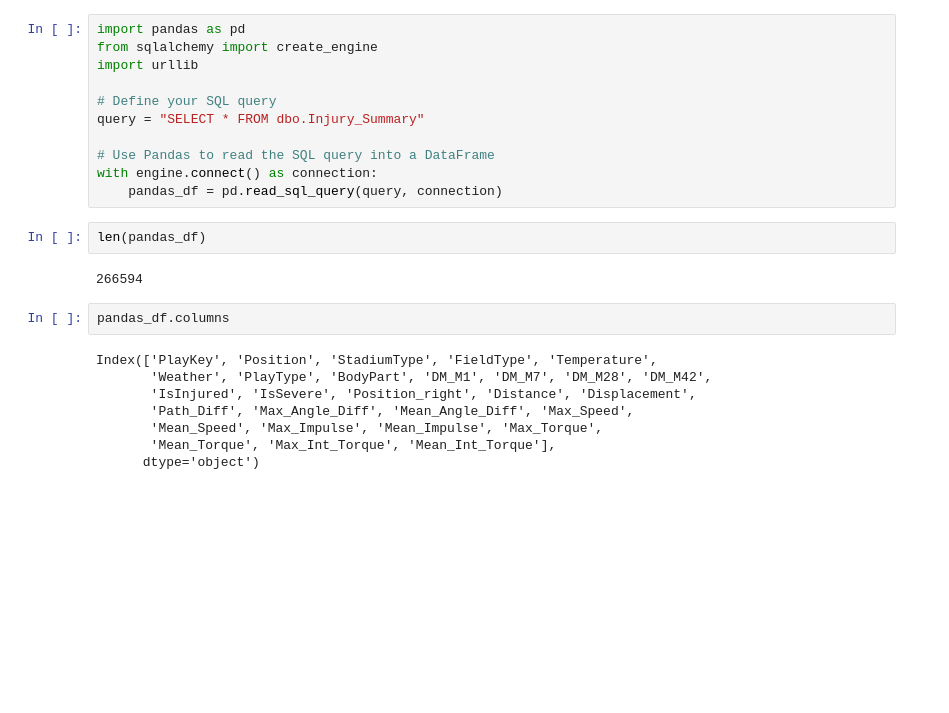
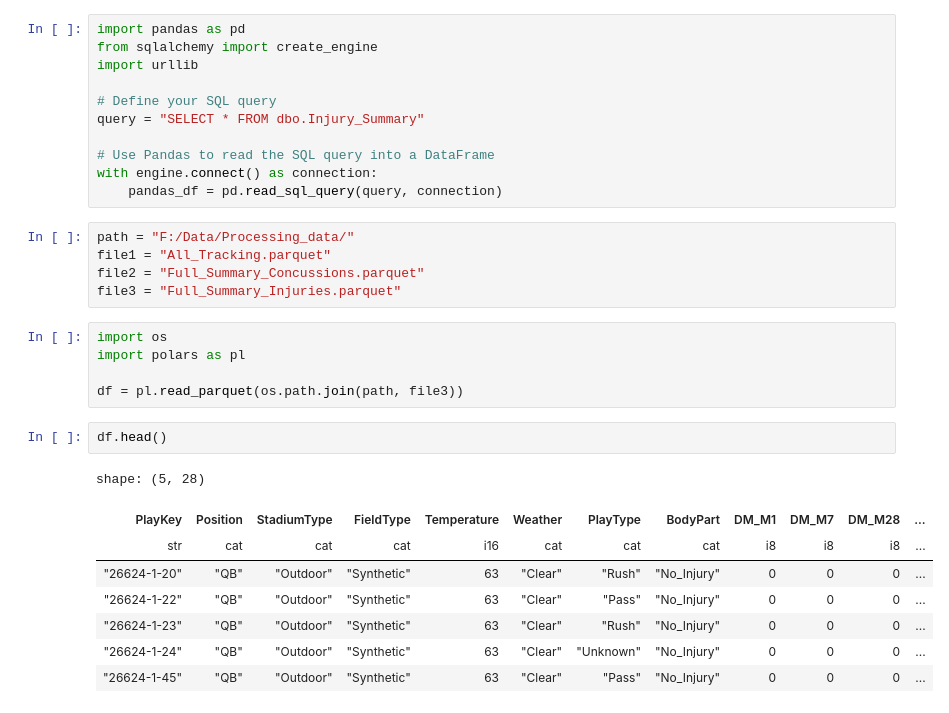
Before and after one commit to FreshOats/NFL_Data_Science, a Jupyter notebook: Machine_Learning/Preparaing_injuries_ML.ipynb, the cells around one changed output. Drawn from its saved outputs; the diff is of its cells as text; blank space fills up the shorter version.

Commit message:
Processing of ML files, reduction of dimensions and refocus on physics

```diff
--- a/Machine_Learning/Preparaing_injuries_ML.ipynb
+++ b/Machine_Learning/Preparaing_injuries_ML.ipynb
@@ -54,17 +50,24 @@ query = "SELECT * FROM dbo.Injury_Summary"
 # Use Pandas to read the SQL query into a DataFrame
 with engine.connect() as connection:
     pandas_df = pd.read_sql_query(query, connection)
-# %%
-len(pandas_df)
-# %% [output]
-266594
-# %%
-pandas_df.columns
-# %% [output]
-Index(['PlayKey', 'Position', 'StadiumType', 'FieldType', 'Temperature',
-       'Weather', 'PlayType', 'BodyPart', 'DM_M1', 'DM_M7', 'DM_M28', 'DM_M42',
-       'IsInjured', 'IsSevere', 'Position_right', 'Distance', 'Displacement',
-       'Path_Diff', 'Max_Angle_Diff', 'Mean_Angle_Diff', 'Max_Speed',
-       'Mean_Speed', 'Max_Impulse', 'Mean_Impulse', 'Max_Torque',
-       'Mean_Torque', 'Max_Int_Torque', 'Mean_Int_Torque'],
-      dtype='object')
+# %%
+path = "F:/Data/Processing_data/"
+file1 = "All_Tracking.parquet"
+file2 = "Full_Summary_Concussions.parquet"
+file3 = "Full_Summary_Injuries.parquet"
+# %%
+import os
+import polars as pl
+
+df = pl.read_parquet(os.path.join(path, file3))
+# %%
+df.head()
+# %% [output]
+shape: (5, 28)
+| PlayKey | Position | StadiumType | FieldType | Temperature | Weather | PlayType | BodyPart | DM_M1 | DM_M7 | DM_M28 | ... |
+| str | cat | cat | cat | i16 | cat | cat | cat | i8 | i8 | i8 | ... |
+| "26624-1-20" | "QB" | "Outdoor" | "Synthetic" | 63 | "Clear" | "Rush" | "No_Injury" | 0 | 0 | 0 | ... |
+| "26624-1-22" | "QB" | "Outdoor" | "Synthetic" | 63 | "Clear" | "Pass" | "No_Injury" | 0 | 0 | 0 | ... |
+| "26624-1-23" | "QB" | "Outdoor" | "Synthetic" | 63 | "Clear" | "Rush" | "No_Injury" | 0 | 0 | 0 | ... |
+| "26624-1-24" | "QB" | "Outdoor" | "Synthetic" | 63 | "Clear" | "Unknown" | "No_Injury" | 0 | 0 | 0 | ... |
+| "26624-1-45" | "QB" | "Outdoor" | "Synthetic" | 63 | "Clear" | "Pass" | "No_Injury" | 0 | 0 | 0 | ... |
```
Also changed, not shown: parts of 22 cells of this notebook, 6 other files.
